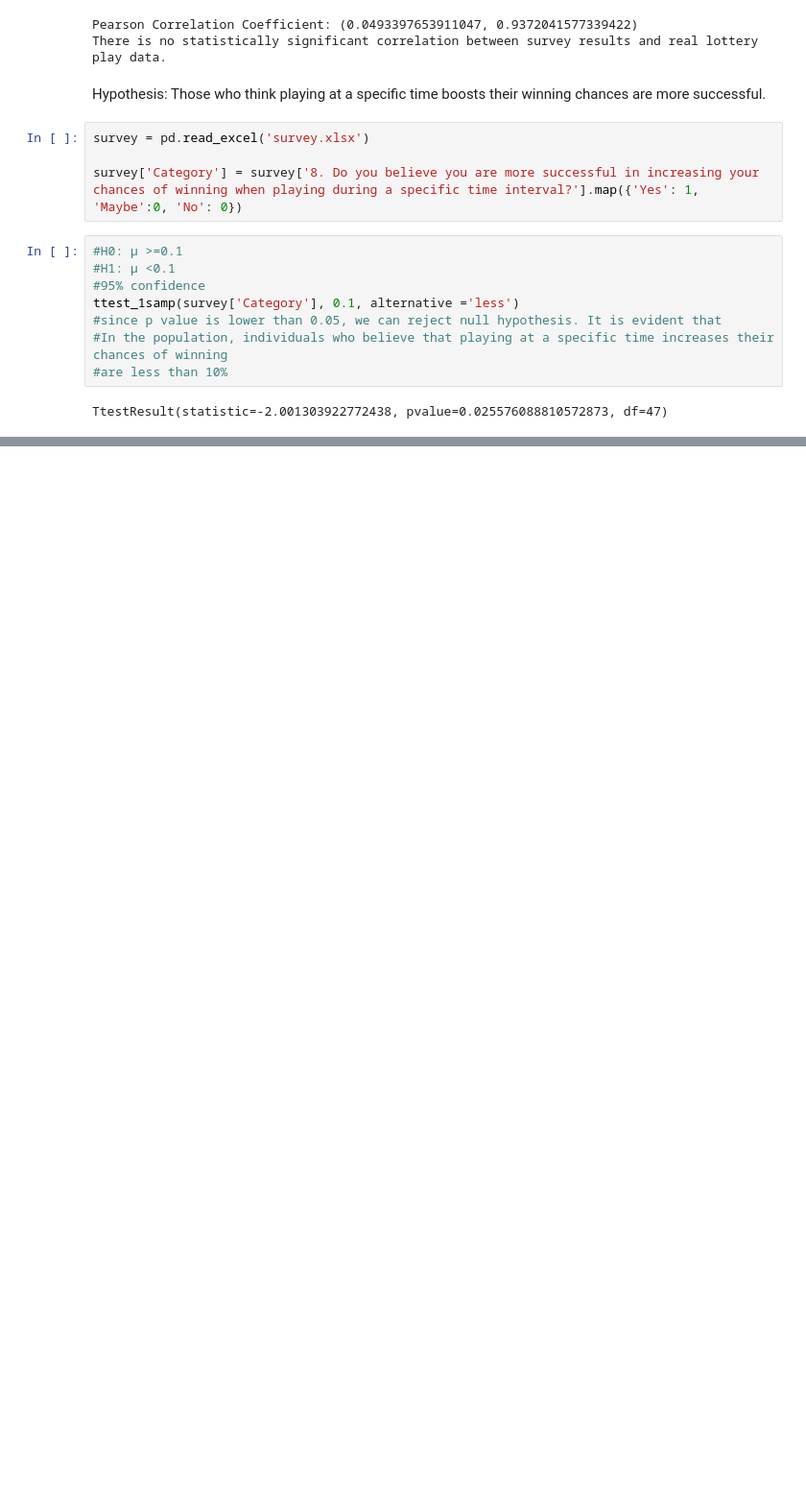
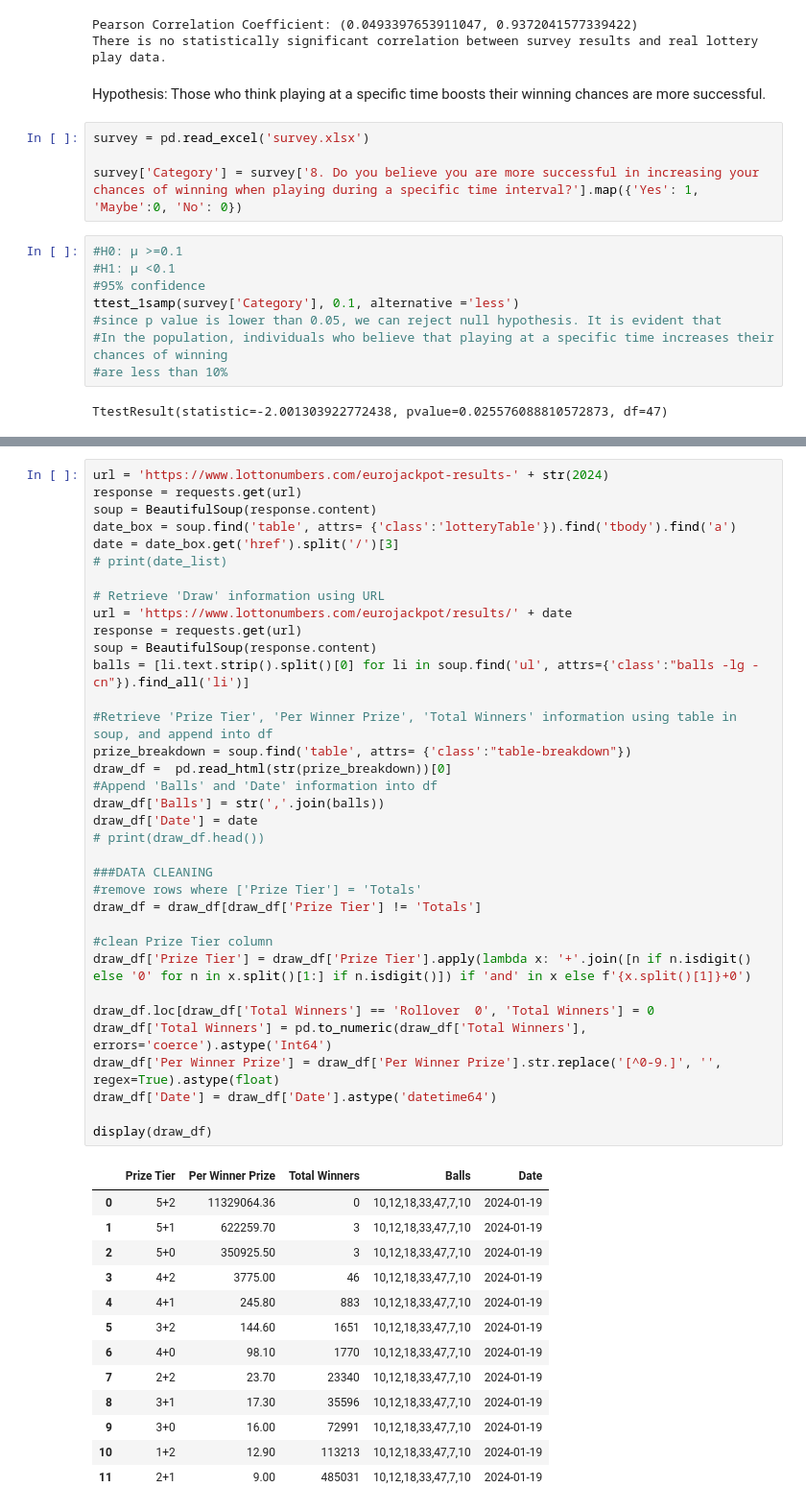
Before and after one commit to berna-ozer/Mid-Project-EuroJackpot-Prediction, a Jupyter notebook: eurojackpot.ipynb, the cells around one changed output, grey strips where cells are left out. Shown: that part at 96% size. Drawn from its saved outputs; the diff is of its cells as text; blank space fills up the shorter version.

```diff
--- a/eurojackpot.ipynb
+++ b/eurojackpot.ipynb
@@ -656,0 +672,49 @@ See the caveats in the documentation: https://pandas.pydata.org/pandas-docs/stab
+# %%
+url = 'https://www.lottonumbers.com/eurojackpot-results-' + str(2024)
+response = requests.get(url)
+soup = BeautifulSoup(response.content)
+date_box = soup.find('table', attrs= {'class':'lotteryTable'}).find('tbody').find('a')
+date = date_box.get('href').split('/')[3]
+# print(date_list)
+
+# Retrieve 'Draw' information using URL
+url = 'https://www.lottonumbers.com/eurojackpot/results/' + date
+response = requests.get(url)
+soup = BeautifulSoup(response.content)
+balls = [li.text.strip().split()[0] for li in soup.find('ul', attrs={'class':"balls -lg -cn"}).find_all('li')]
+
+#Retrieve 'Prize Tier', 'Per Winner Prize', 'Total Winners' information using table in soup, and append into df
+prize_breakdown = soup.find('table', attrs= {'class':"table-breakdown"})
+draw_df =  pd.read_html(str(prize_breakdown))[0]
+#Append 'Balls' and 'Date' information into df
+draw_df['Balls'] = str(','.join(balls))
+draw_df['Date'] = date
+# print(draw_df.head())
+
+###DATA CLEANING
+#remove rows where ['Prize Tier'] = 'Totals'
+draw_df = draw_df[draw_df['Prize Tier'] != 'Totals']
+
+#clean Prize Tier column
+draw_df['Prize Tier'] = draw_df['Prize Tier'].apply(lambda x: '+'.join([n if n.isdigit() else '0' for n in x.split()[1:] if n.isdigit()]) if 'and' in x else f'{x.split()[1]}+0')
+
+draw_df.loc[draw_df['Total Winners'] == 'Rollover  0', 'Total Winners'] = 0
+draw_df['Total Winners'] = pd.to_numeric(draw_df['Total Winners'], errors='coerce').astype('Int64')
+draw_df['Per Winner Prize'] = draw_df['Per Winner Prize'].str.replace('[^0-9.]', '', regex=True).astype(float)
+draw_df['Date'] = draw_df['Date'].astype('datetime64')
+
+display(draw_df)
+# %% [output]
+|  | Prize Tier | Per Winner Prize | Total Winners | Balls | Date |
+| 0 | 5+2 | 11329064.36 | 0 | 10,12,18,33,47,7,10 | 2024-01-19 |
+| 1 | 5+1 | 622259.70 | 3 | 10,12,18,33,47,7,10 | 2024-01-19 |
+| 2 | 5+0 | 350925.50 | 3 | 10,12,18,33,47,7,10 | 2024-01-19 |
+| 3 | 4+2 | 3775.00 | 46 | 10,12,18,33,47,7,10 | 2024-01-19 |
+| 4 | 4+1 | 245.80 | 883 | 10,12,18,33,47,7,10 | 2024-01-19 |
+| 5 | 3+2 | 144.60 | 1651 | 10,12,18,33,47,7,10 | 2024-01-19 |
+| 6 | 4+0 | 98.10 | 1770 | 10,12,18,33,47,7,10 | 2024-01-19 |
+| 7 | 2+2 | 23.70 | 23340 | 10,12,18,33,47,7,10 | 2024-01-19 |
+| 8 | 3+1 | 17.30 | 35596 | 10,12,18,33,47,7,10 | 2024-01-19 |
+| 9 | 3+0 | 16.00 | 72991 | 10,12,18,33,47,7,10 | 2024-01-19 |
+| 10 | 1+2 | 12.90 | 113213 | 10,12,18,33,47,7,10 | 2024-01-19 |
+| 11 | 2+1 | 9.00 | 485031 | 10,12,18,33,47,7,10 | 2024-01-19 |
```
Also changed, not shown: parts of 12 cells of this notebook, 3 other files.
